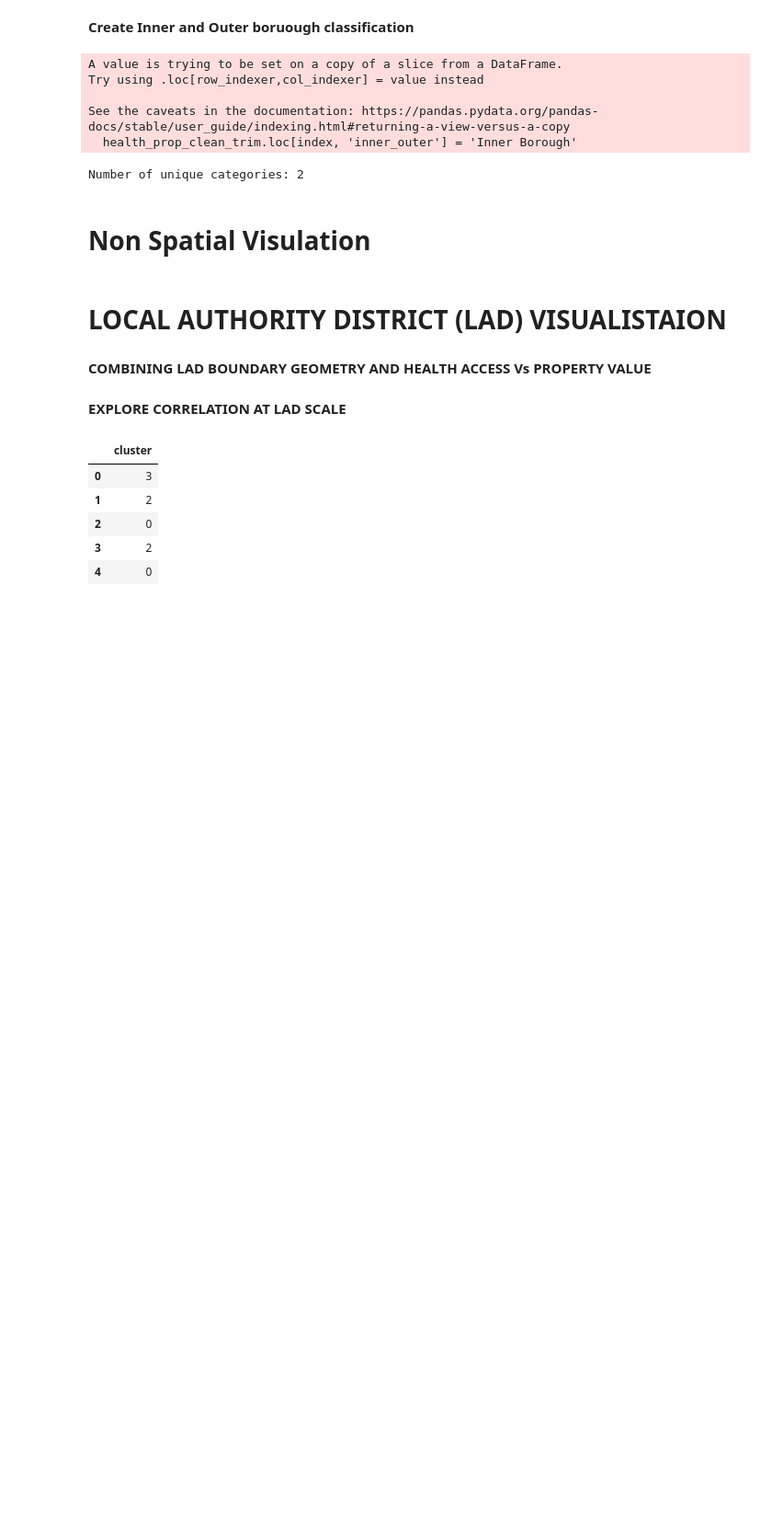
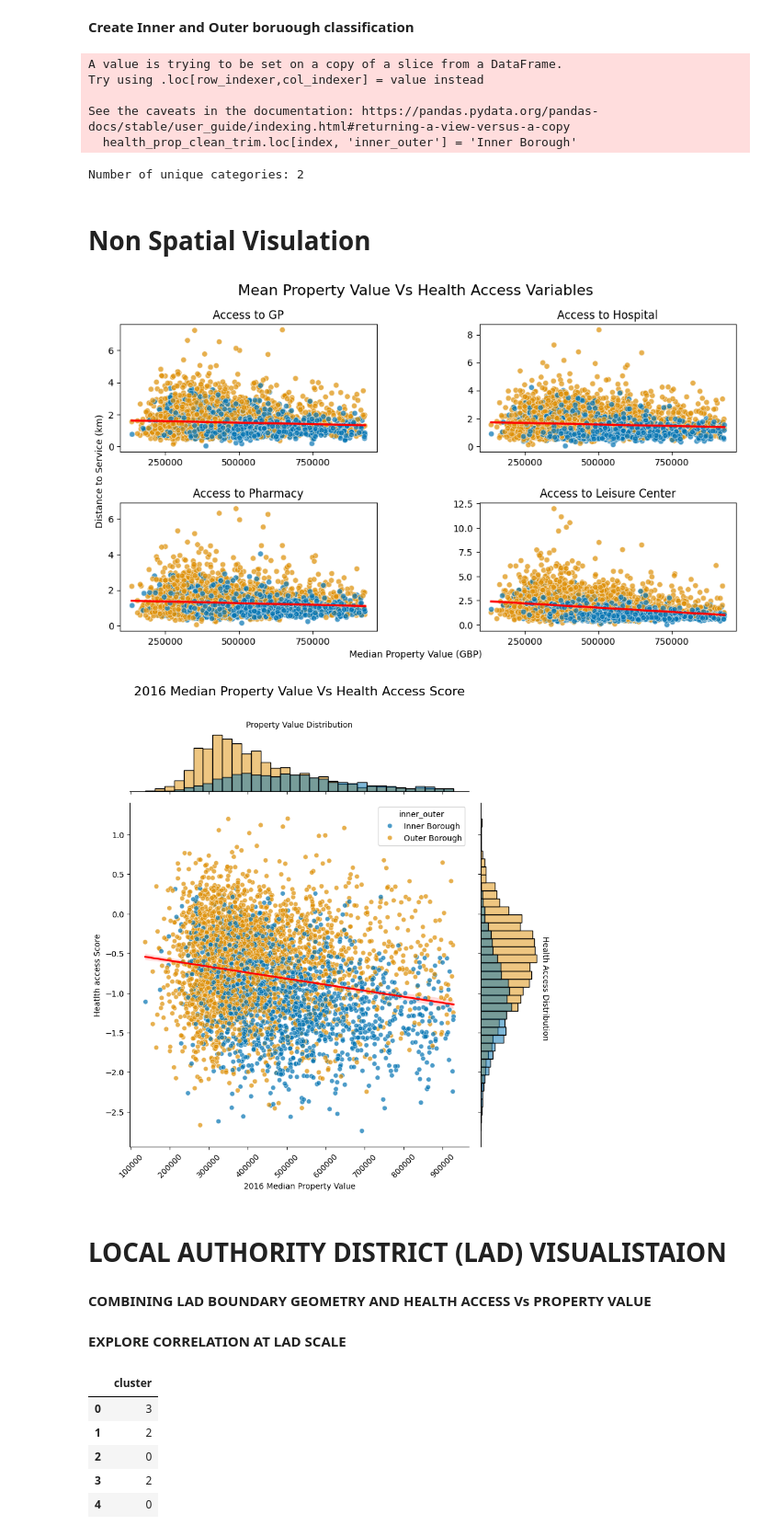
Before and after one commit to Jonathan-C-Barrett/GEOG5990M, a Jupyter notebook: GEOG5003M_Final_Project_template.ipynb, the cells around one changed output. Shown at 92% size. Cells and saved outputs as stored; diff of their text form; code cells hidden in the pictures; blank space fills up the shorter version.

```diff
--- a/GEOG5003M_Final_Project_template.ipynb
+++ b/GEOG5003M_Final_Project_template.ipynb
@@ -328,6 +263,10 @@ sns.scatterplot(data=health_prop_clean_trim, x='2016_mean', y='ah4gp', hue='inne
 ax[0, 0].set_title('Access to GP')
 #add regression line
 sns.regplot(data=health_prop_clean_trim, x='2016_mean', y="ah4gp", scatter=False, ax=ax[0,0], color='red')
+#remove xaxis title
+ax[0,0].set_xlabel('')
+#remove yaxis title
+ax[0,0].set_ylabel('')
 
 
 
@@ -337,6 +276,10 @@ sns.scatterplot(data=health_prop_clean_trim, x='2016_mean', y='ah4hosp', hue='in
 ax[0, 1].set_title('Access to Hospital')
 #add regression line
 sns.regplot(data=health_prop_clean_trim, x='2016_mean', y="ah4hosp", scatter=False, ax=ax[0,1], color='red')
+#remove xaxis title
+ax[0,1].set_xlabel('')
+#remove yaxis title
+ax[0,1].set_ylabel('')
 
 
 
@@ -346,6 +289,10 @@ sns.scatterplot(data=health_prop_clean_trim, x='2016_mean', y='ah4phar', hue='in
 ax[1,0 ].set_title('Access to Pharmacy')
 #add regression line
 sns.regplot(data=health_prop_clean_trim, x='2016_mean', y="ah4phar", scatter=False, ax=ax[1,0], color='red')
+#remove xaxis title
+ax[1,0].set_xlabel('')
+#center y label to use for four plots
+ax[1,0].set_ylabel('Distance to Service (km)', y=1.25,fontsize=10)
 
 #plot distance to leisure center in plot 4
 sns.scatterplot(data=health_prop_clean_trim, x='2016_mean', y='ah4leis', hue='inner_outer', legend=False,  marker= "o", palette='colorblind', alpha =0.7, ax=ax[1,1]).locator_params(axis='x', nbins=3)
@@ -353,8 +300,13 @@ sns.scatterplot(data=health_prop_clean_trim, x='2016_mean', y='ah4leis', hue='in
 ax[1, 1].set_title('Access to Leisure Center')
 #add regression line
 sns.regplot(data=health_prop_clean_trim, x='2016_mean', y="ah4leis", scatter=False, ax=ax[1,1], color='red')
+#center x label to use for four plots
+ax[1,1].set_xlabel('Median Property Value (GBP)', x=-0.25,fontsize=10)
+#remove yaxis title
+ax[1,1].set_ylabel('')
 
 #LARGE PLOT
+
 
 #plot overal health access score vs property value
 g=sns.JointGrid(data=health_prop_clean_trim, x='2016_mean', y='ah4h', hue="inner_outer", height =8)
@@ -364,35 +316,38 @@ sns.regplot(data=health_prop_clean_trim, x='2016_mean', y="ah4h", scatter=False,
 
 #remove scientific formating to include full house price
 plt.gcf().axes[0].xaxis.get_major_formatter().set_scientific(False)
 
 #plot health access score vs property value as scatter plot
 sns.scatterplot(data=health_prop_clean_trim, x='2016_mean', y='ah4h', hue='inner_outer', palette='colorblind', alpha =0.7, ax=g.ax_joint)
 
 #plothistograms on x-axis showing distribution of house price
 sns.histplot(data=health_prop_clean_trim, x='2016_mean', hue="inner_outer", palette='colorblind', ax=g.ax_marg_x)
 
 #plot histogram on y-axis showing distribution of health access score
 sns.histplot(data=health_prop_clean_trim, y='ah4h', hue="inner_outer", palette='colorblind', ax=g.ax_marg_y)
 
 #Remove legend from axis histograms
 g.ax_marg_y.legend_.remove()
 g.ax_marg_x.legend_.remove()
 
 #add title to property value distribution and set size
 g.ax_marg_x.set_title('Property Value Distribution', fontsize=10)
 
 #add title to Health Access Score distribution, set size, rotate and align to axis using x and y
 g.ax_marg_y.set_title('Health Access Distribution', fontsize=10, rotation=270, y=0.3, x=1.1)
 
 #Edit Axis Labels and set size
 g.ax_joint.set_ylabel('Heatlth access Score', fontsize=10)
-g.ax_joint.set_xlabel('2016 Mean Property Value', fontsize=10);
+g.ax_joint.set_xlabel('2016 Median Property Value', fontsize=10);
 
 #change orientation of x-axis ticks
 g.ax_joint.tick_params(axis='x', rotation=45)
 
 #add title to map and set position and fontsize
-g.ax_joint.set_title('2016 Mean Property Value Vs Health Access Score', fontsize=12, y=1.3);
+g.ax_joint.set_title('2016 Median Property Value Vs Health Access Score', fontsize=16, y=1.3);
+# %% [output]
+[figure, added]
+[figure, added]
 # %% [markdown]
 # LOCAL AUTHORITY DISTRICT (LAD) VISUALISTAION
 # %% [markdown]
```
Also changed, not shown: parts of 6 cells of this notebook.
